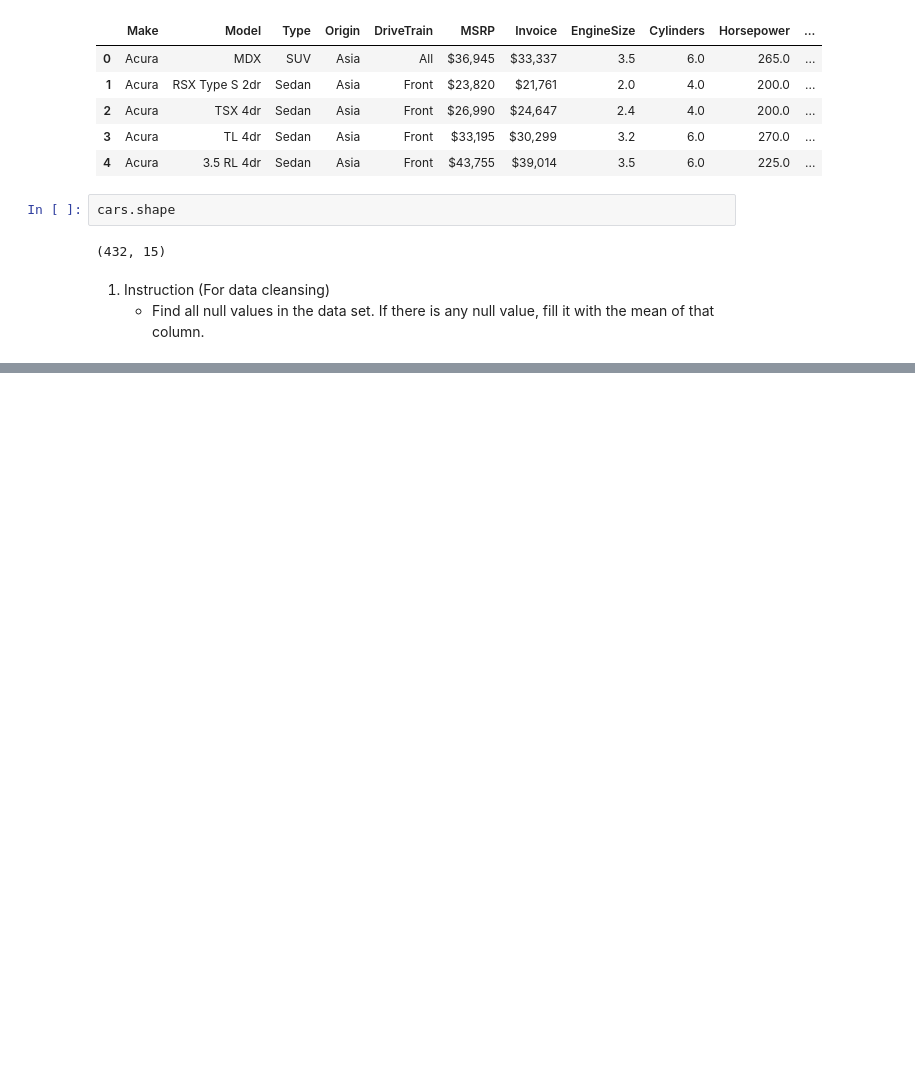
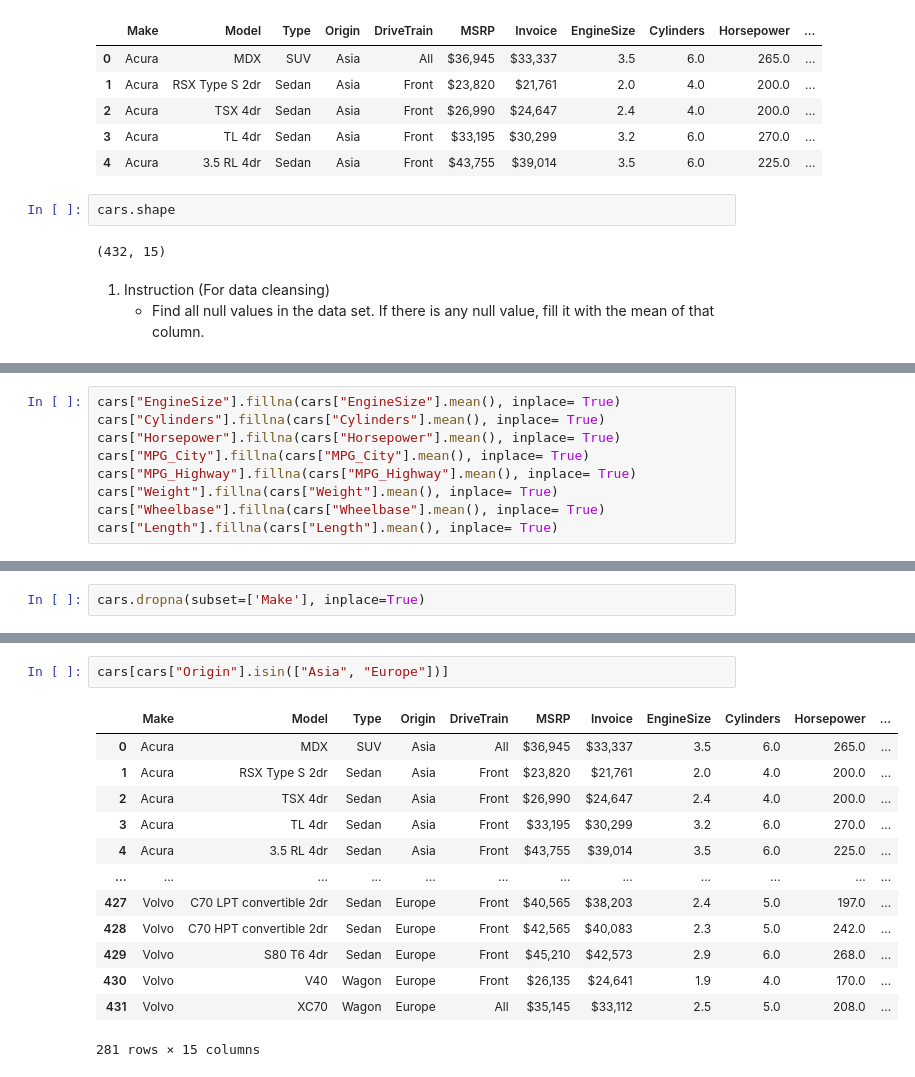
Before and after one commit to roynjuguna/Data_analysis, a Jupyter notebook: cars_data.ipynb, the cells around one changed output, grey strips where cells are left out. Drawn from its saved outputs; the diff is of its cells as text; blank space fills up the shorter version.

```diff
--- a/cars_data.ipynb
+++ b/cars_data.ipynb
@@ -30,0 +50,9 @@ cars.shape
+# %%
+cars["EngineSize"].fillna(cars["EngineSize"].mean(), inplace= True)
+cars["Cylinders"].fillna(cars["Cylinders"].mean(), inplace= True)
+cars["Horsepower"].fillna(cars["Horsepower"].mean(), inplace= True)
+cars["MPG_City"].fillna(cars["MPG_City"].mean(), inplace= True)
+cars["MPG_Highway"].fillna(cars["MPG_Highway"].mean(), inplace= True)
+cars["Weight"].fillna(cars["Weight"].mean(), inplace= True)
+cars["Wheelbase"].fillna(cars["Wheelbase"].mean(), inplace= True)
+cars["Length"].fillna(cars["Length"].mean(), inplace= True)
@@ -30,0 +77,2 @@ cars.shape
+# %%
+cars.dropna(subset=['Make'], inplace=True)
@@ -30,0 +130,16 @@ cars.shape
+# %%
+cars[cars["Origin"].isin(["Asia", "Europe"])]
+# %% [output]
+|  | Make | Model | Type | Origin | DriveTrain | MSRP | Invoice | EngineSize | Cylinders | Horsepower | ... |
+| 0 | Acura | MDX | SUV | Asia | All | $36,945 | $33,337 | 3.5 | 6.0 | 265.0 | ... |
+| 1 | Acura | RSX Type S 2dr | Sedan | Asia | Front | $23,820 | $21,761 | 2.0 | 4.0 | 200.0 | ... |
+| 2 | Acura | TSX 4dr | Sedan | Asia | Front | $26,990 | $24,647 | 2.4 | 4.0 | 200.0 | ... |
+| 3 | Acura | TL 4dr | Sedan | Asia | Front | $33,195 | $30,299 | 3.2 | 6.0 | 270.0 | ... |
+| 4 | Acura | 3.5 RL 4dr | Sedan | Asia | Front | $43,755 | $39,014 | 3.5 | 6.0 | 225.0 | ... |
+| ... | ... | ... | ... | ... | ... | ... | ... | ... | ... | ... | ... |
+| 427 | Volvo | C70 LPT convertible 2dr | Sedan | Europe | Front | $40,565 | $38,203 | 2.4 | 5.0 | 197.0 | ... |
+| 428 | Volvo | C70 HPT convertible 2dr | Sedan | Europe | Front | $42,565 | $40,083 | 2.3 | 5.0 | 242.0 | ... |
+| 429 | Volvo | S80 T6 4dr | Sedan | Europe | Front | $45,210 | $42,573 | 2.9 | 6.0 | 268.0 | ... |
+| 430 | Volvo | V40 | Wagon | Europe | Front | $26,135 | $24,641 | 1.9 | 4.0 | 170.0 | ... |
+| 431 | Volvo | XC70 | Wagon | Europe | All | $35,145 | $33,112 | 2.5 | 5.0 | 208.0 | ... |
+281 rows × 15 columns
```
Also changed, not shown: parts of 14 cells of this notebook.
